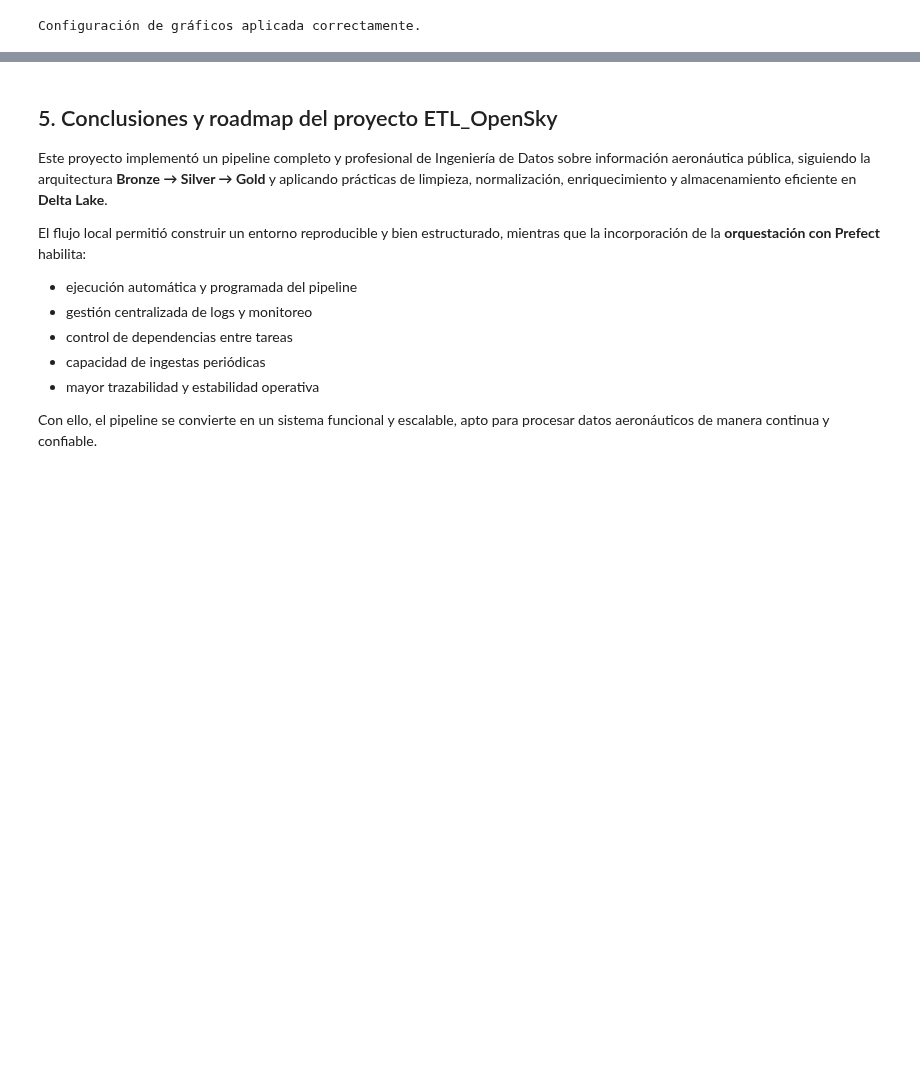
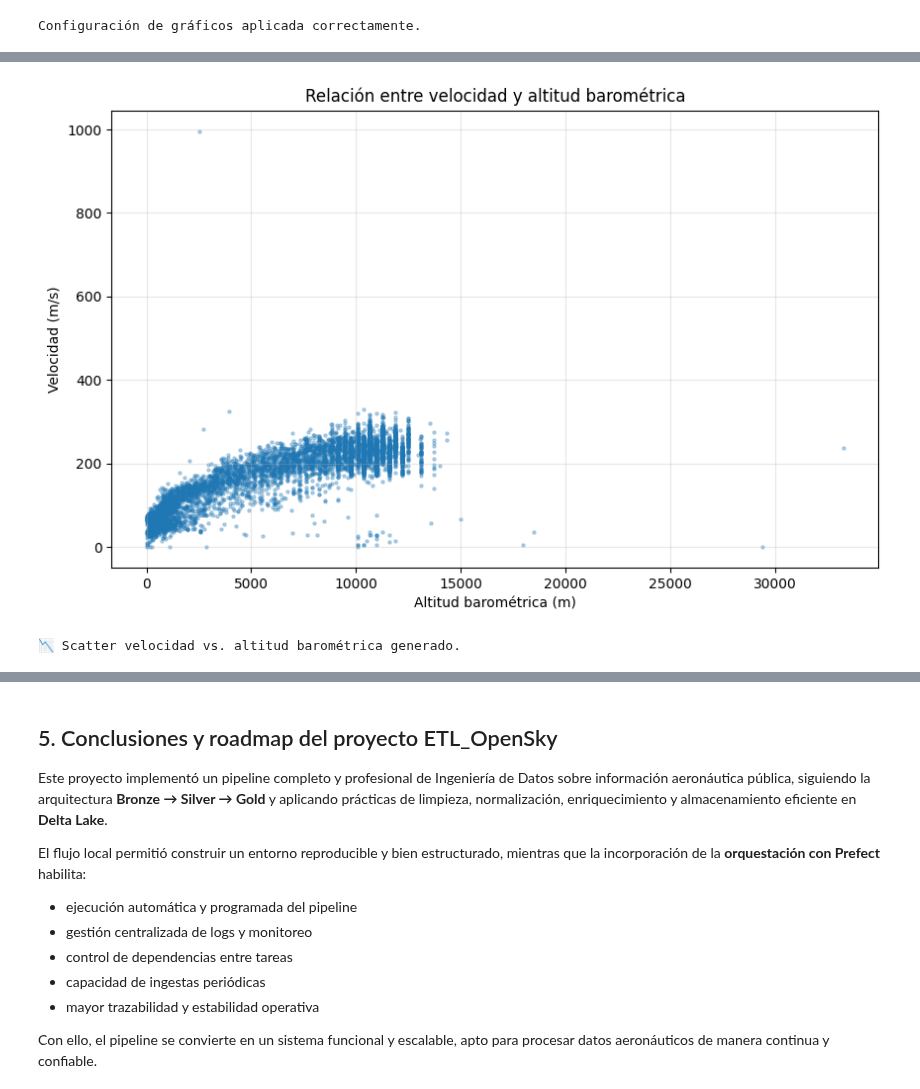
Before and after one commit to fernandezelias/ETL_OpenSky_Aviation, a Jupyter notebook: notebooks/01_opensky_etl.ipynb, the cells around one changed output, grey strips where cells are left out. Cells and saved outputs as stored; diff of their text form; code cells hidden in the pictures; blank space fills up the shorter version.

```diff
--- a/notebooks/01_opensky_etl.ipynb
+++ b/notebooks/01_opensky_etl.ipynb
@@ -1727,3 +1779,33 @@ KeyError: ['latitude', 'longitude']
+# %%
+# --- Relación entre velocidad y altitud barométrica ---
+# Se utiliza un scatterplot para observar cómo varía la velocidad en función
+# de la altitud barométrica. Se eliminan registros con valores nulos y se
+# filtran valores negativos para aumentar la calidad de la visualización.
+
+df_scatter_baro = df_states_gold_final.dropna(subset=["velocity", "baro_altitude"])
+df_scatter_baro = df_scatter_baro[
+    (df_scatter_baro["velocity"] > 0) &
+    (df_scatter_baro["baro_altitude"] >= 0)
+]
+
+plt.scatter(
+    df_scatter_baro["baro_altitude"],
+    df_scatter_baro["velocity"],
+    s=5,
+    alpha=0.3
+)
+
+plt.title("Relación entre velocidad y altitud barométrica")
+plt.xlabel("Altitud barométrica (m)")
+plt.ylabel("Velocidad (m/s)")
+plt.grid(True, alpha=0.3)
+
+plt.show()
+
+print("📉 Scatter velocidad vs. altitud barométrica generado.")
+# %% [output]
+[figure, added]
+📉 Scatter velocidad vs. altitud barométrica generado.
 # %%
 # --- Gráfico de barras: Top 10 países de origen ---
 # Permite observar rápidamente qué países contribuyen más al snapshot.
```
Also changed, not shown: parts of 31 cells of this notebook, 13 other files.
